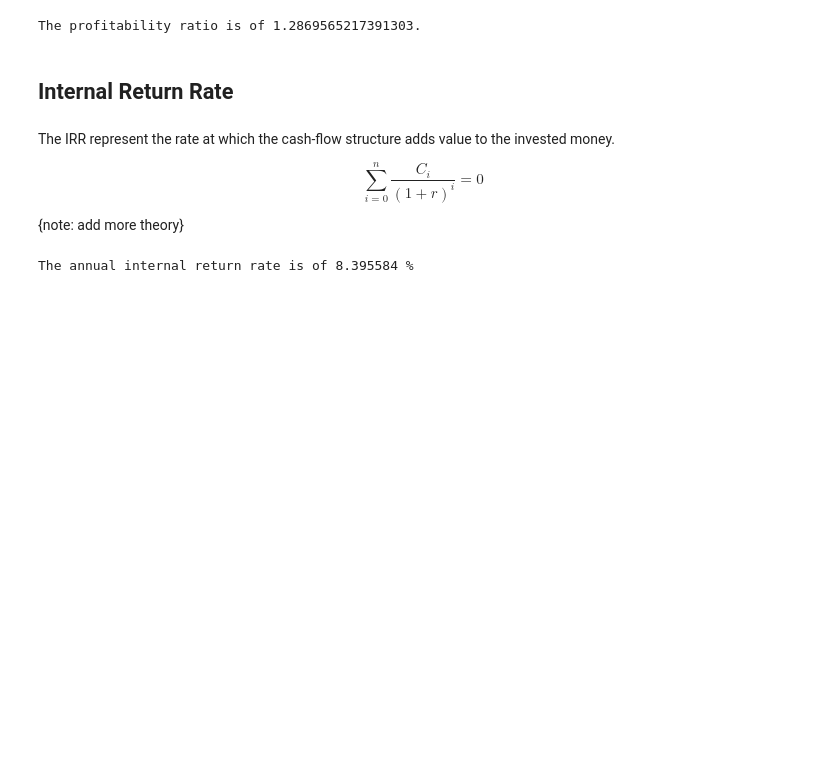
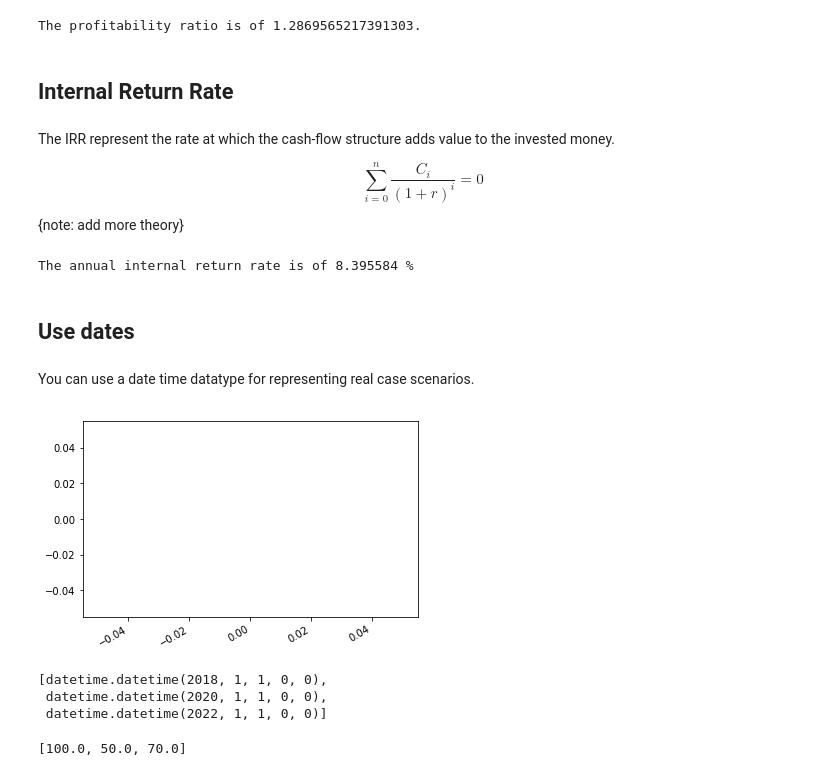
Before and after one commit to RHDZMOTA/cashflows, a Jupyter notebook: examples.ipynb, the cells around one changed output. Cells and saved outputs as stored; diff of their text form; code cells hidden in the pictures; blank space fills up the shorter version.

```diff
--- a/examples.ipynb
+++ b/examples.ipynb
@@ -216,3 +216,22 @@ $$
 print("The annual internal return rate is of {} %".format(cash_flow.get_irr()))
 # %% [output]
 The annual internal return rate is of 8.395584 %
+# %% [markdown]
+## Use dates
+# %% [markdown]
+You can use a date time datatype for representing real case scenarios.
+# %%
+real_cashflow = CashFlow()
+
+real_cashflow.add(flow_type="outflow", value=100, time="01/01/2018", time_type="date")
+real_cashflow.add(flow_type="inflow", value=50, time="01/01/2020", time_type="date")
+real_cashflow.add(flow_type="inflow", value=80, time="01/01/2022", time_type="date")
+real_cashflow.add(flow_type="outflow", value=10, time="01/01/2022", time_type="date")
+# %%
+plt.plot(
+    x=[i.time.value for i in real_cashflow.get_sorted_flows()],
+    y=[i.value for i in real_cashflow.get_sorted_flows()])
+plt.gcf().autofmt_xdate()
+plt.show()
+# %% [output]
+[figure, added]
@@ -218,0 +241,10 @@ The annual internal return rate is of 8.395584 %
+# %%
+[i.time.value for i in real_cashflow.get_sorted_flows()]
+# %% [output]
+[datetime.datetime(2018, 1, 1, 0, 0),
+ datetime.datetime(2020, 1, 1, 0, 0),
+ datetime.datetime(2022, 1, 1, 0, 0)]
+# %%
+[i.value for i in real_cashflow.get_sorted_flows()]
+# %% [output]
+[100.0, 50.0, 70.0]
```
Also changed, not shown: parts of 14 cells of this notebook.
